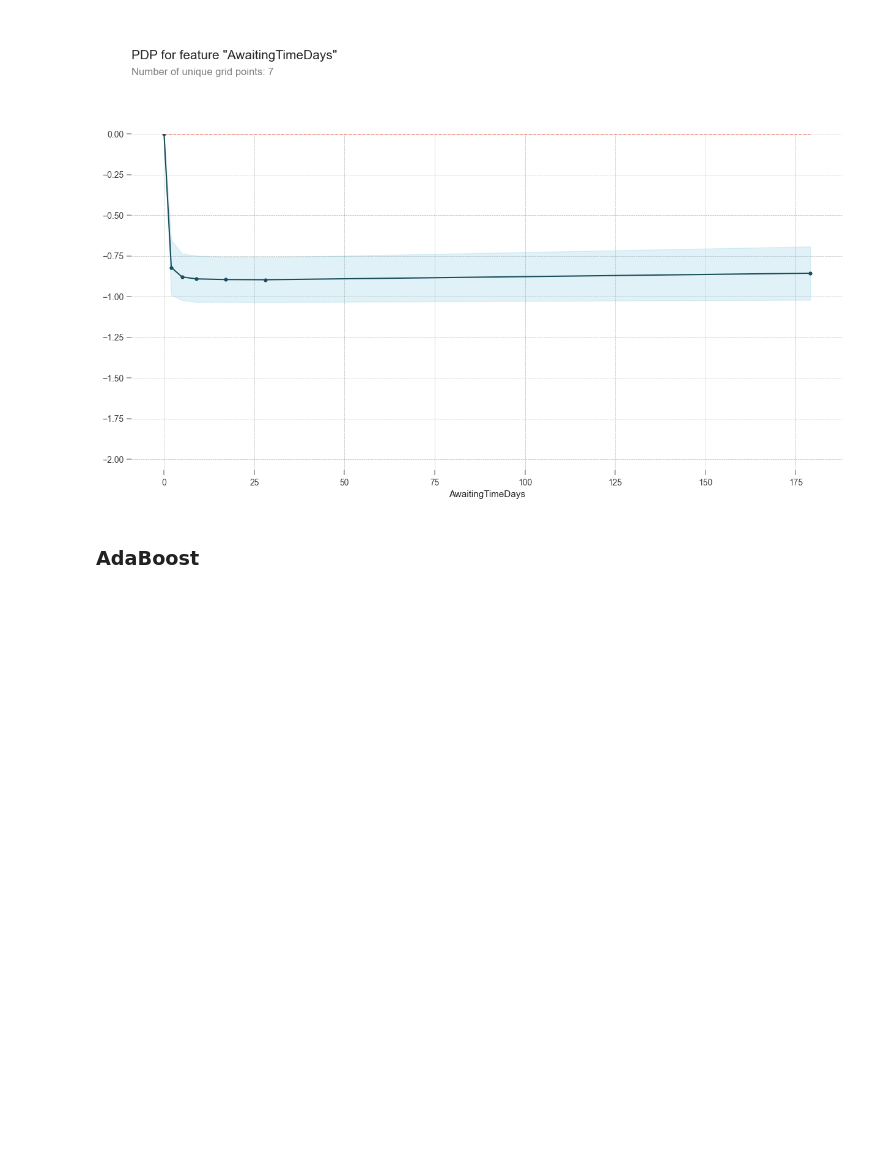
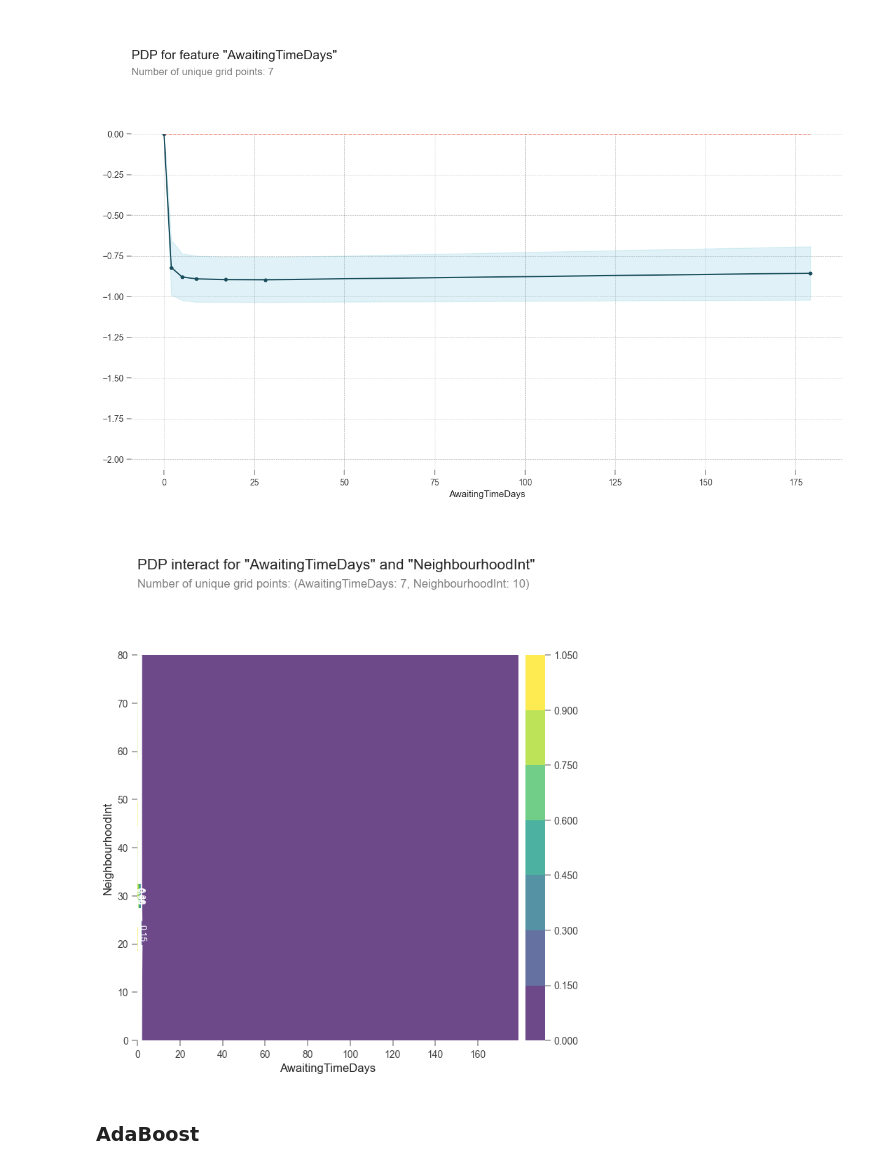
Before and after one commit to polejowska/mappshow-ml-xai, a Jupyter notebook: classifiers.ipynb, the cells around one changed output. Cells and saved outputs as stored; diff of their text form; code cells hidden in the pictures; blank space fills up the shorter version.

```diff
--- a/classifiers.ipynb
+++ b/classifiers.ipynb
@@ -256,6 +360,13 @@ pdp.pdp_plot(pdp_dist, 'AwaitingTimeDays')
 plt.show()
 # %% [output]
 [figure]
+# %%
+# pdp for feature combination (2 features, 'AwaitingTimeDays' and 'NeighbourhoodInt')
+pdp_dist = pdp.pdp_interact(model=gb_cls, dataset=X, model_features=X.columns, features=['AwaitingTimeDays', 'NeighbourhoodInt'])
+pdp.pdp_interact_plot(pdp_dist, ['AwaitingTimeDays', 'NeighbourhoodInt'], plot_type='contour')
+plt.show()
+# %% [output]
+[figure, added]
 # %% [markdown]
 ### AdaBoost
 # %%
```
Also changed, not shown: parts of 15 cells of this notebook, 2 other files.
